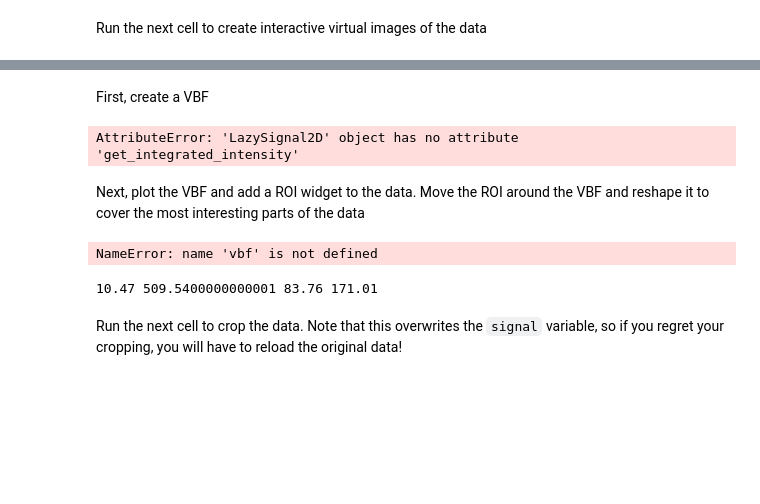
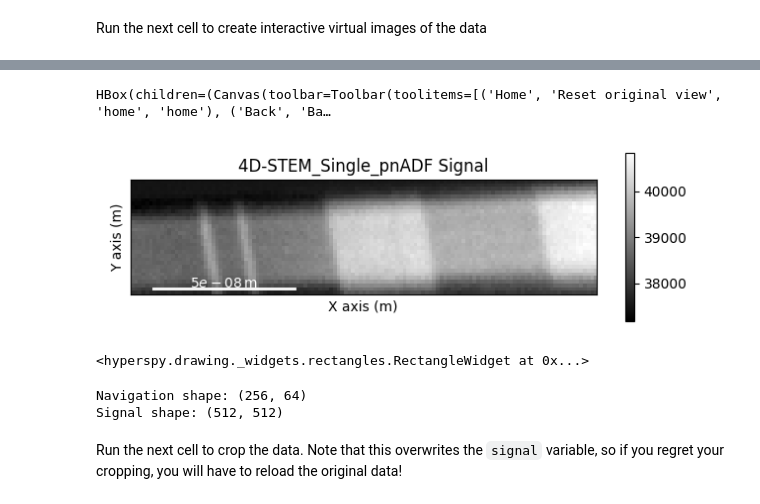
Before and after one commit to ingridmzg/master-code, a Jupyter notebook: SPED_preprocessing_4D-STEM.ipynb, the cells around one changed output, grey strips where cells are left out. Cells and saved outputs as stored; diff of their text form; code cells hidden in the pictures; blank space fills up the shorter version.

```diff
--- a/SPED_preprocessing_4D-STEM.ipynb
+++ b/SPED_preprocessing_4D-STEM.ipynb
@@ -268,3 +200,0 @@ In this notebook, we will stick to the `.hspy` data format, but you should consi
-# %%
-signal.save(datapath.with_suffix('.hspy'), overwrite=True, chunks=(chunksize,) * 4)
-signal = hs.load(str(datapath), lazy=True) #Use the lazy keyword to work with big datasets without loading everything into memory at once
@@ -332,9 +223,4 @@ It is often useful to use a virtual bright field (VBF) image when cropping the d
-# %% [markdown]
-First, create a VBF
-# %%
-vbf = signal.get_integrated_intensity(hs.roi.CircleROI(nx//2, ny//2, 10))
-vbf.compute()
-# %% [output]
-AttributeError: 'LazySignal2D' object has no attribute 'get_integrated_intensity'
-# %% [markdown]
-Next, plot the VBF and add a ROI widget to the data. Move the ROI around the VBF and reshape it to cover the most interesting parts of the data
+# %%
+signal.plot(navigator=pnADF, norm='symlog')
+# %% [output]
+HBox(children=(Canvas(toolbar=Toolbar(toolitems=[('Home', 'Reset original view', 'home', 'home'), ('Back', 'Ba…
@@ -341,17 +232,19 @@ Next, plot the VBF and add a ROI widget to the data. Move the ROI around the VBF
 # %%
-vbf.plot()
-left, right, top, bottom = vbf.axes_manager.signal_extent #Set the roi to cover the whole scan area
-left, right, top, bottom = 15.081, 80.572, 6.630999999999999, 17.799 #Select a pre-defined region
-roi = hs.roi.RectangularROI(left=left, right=right, top=top, bottom=bottom)
-roi.add_widget(vbf)
+pnADF.plot()
+left, right, top, bottom = pnADF.axes_manager.signal_extent #Set the roi to cover the whole scan area
+roi = hs.roi.RectangularROI()
+roi.add_widget(pnADF)
 # %% [output]
+[figure, added]
-NameError: name 'vbf' is not defined
+<hyperspy.drawing._widgets.rectangles.RectangleWidget at 0x...>
+# %%
+print(f"Navigation shape: {signal.axes_manager.navigation_shape}")
+print(f"Signal shape: {signal.axes_manager.signal_shape}")
+# %% [output]
+Navigation shape: (256, 64)
+Signal shape: (512, 512)
 # %%
 assert False
-# %%
-print(roi.left, roi.right, roi.top, roi.bottom)
-# %% [output]
-10.47 509.5400000000001 83.76 171.01
 # %% [markdown]
 Run the next cell to crop the data. Note that this overwrites the `signal` variable, so if you regret your cropping, you will have to reload the original data!
 # %%
```
Also changed, not shown: parts of 76 cells of this notebook.
